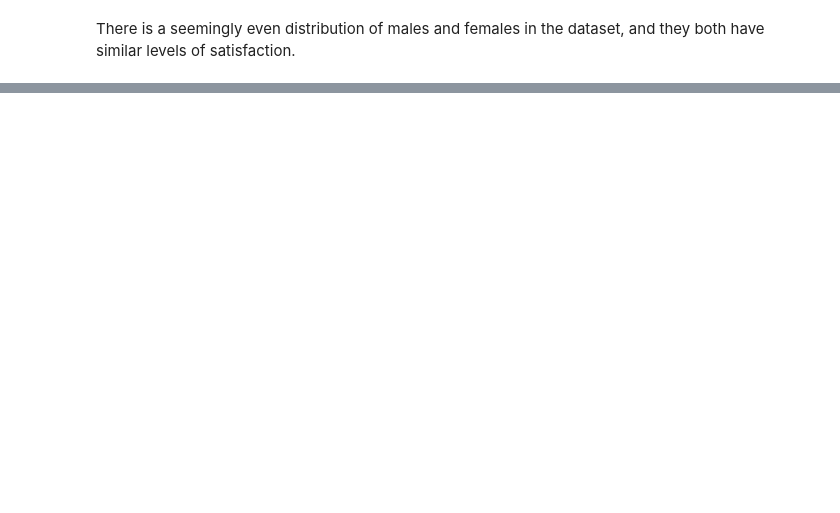
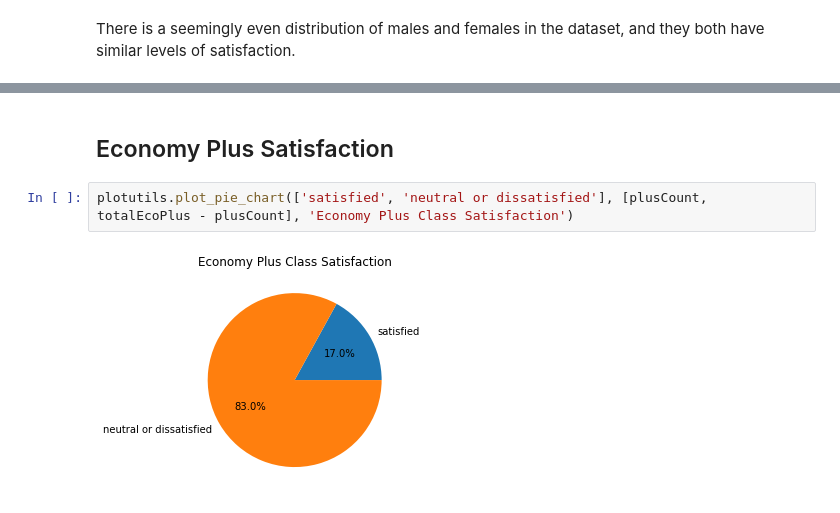
Before and after one commit to aidanlewilewi/322Project, a Jupyter notebook: eda.ipynb, the cells around one changed output, grey strips where cells are left out. Drawn from its saved outputs; the diff is of its cells as text; blank space fills up the shorter version.

```diff
--- a/eda.ipynb
+++ b/eda.ipynb
@@ -118,0 +154,6 @@ There is a seemingly even distribution of males and females in the dataset, and
+# %% [markdown]
+## Economy Plus Satisfaction
+# %%
+plotutils.plot_pie_chart(['satisfied', 'neutral or dissatisfied'], [plusCount, totalEcoPlus - plusCount], 'Economy Plus Class Satisfaction')
+# %% [output]
+[figure, added]
```
Also changed, not shown: parts of 17 cells of this notebook.
